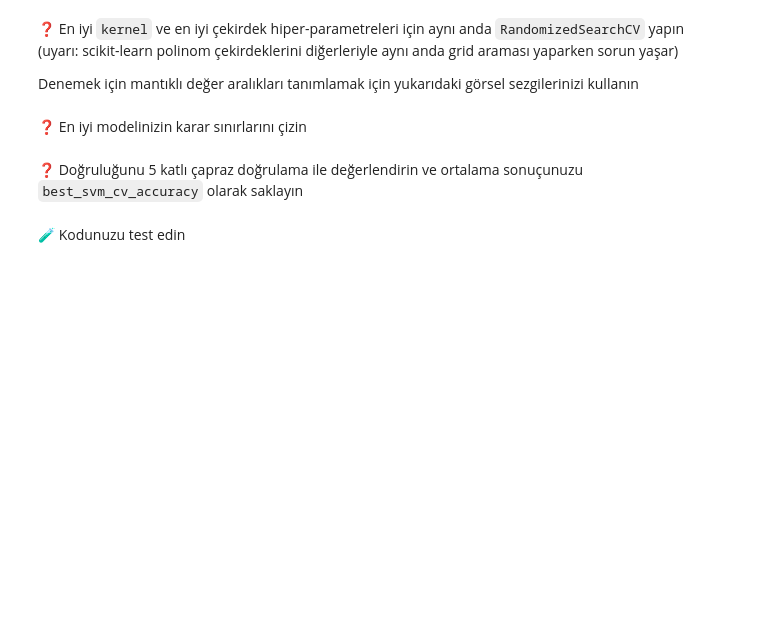
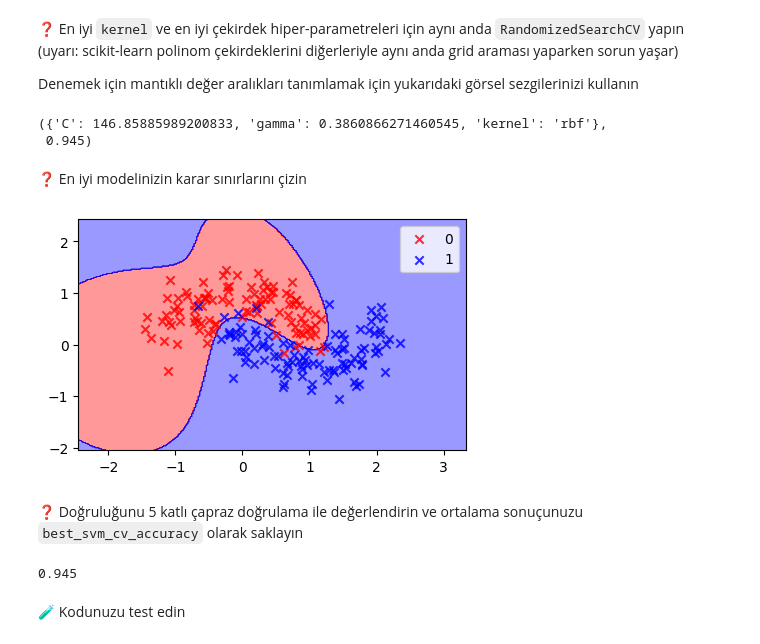
Before and after one commit to icedemirkaano/S16D5-S-data-svm, a Jupyter notebook: SVM.ipynb, the cells around one changed output. Drawn from its saved outputs; the diff is of its cells as text; code cells hidden in the pictures; blank space fills up the shorter version.

```diff
--- a/SVM.ipynb
+++ b/SVM.ipynb
@@ -438,2 +491,21 @@ Denemek için mantıklı değer aralıkları tanımlamak için yukarıdaki görs
+# %%
+from sklearn.model_selection import RandomizedSearchCV, cross_val_score
+from scipy.stats import loguniform
+
+param_dist = {
+    "kernel": ["rbf", "sigmoid", "linear"],
+    "C": loguniform(0.1, 1000),
+    "gamma": loguniform(0.01, 10),
+}
+
+svm_search = RandomizedSearchCV(SVC(), param_dist, n_iter=100, cv=5,
+                                n_jobs=-1, random_state=0)
+svm_search.fit(X, y)
+
+best_svm = svm_search.best_estimator_
+svm_search.best_params_, svm_search.best_score_
+# %% [output]
+({'C': 146.85885989200833, 'gamma': 0.3860866271460545, 'kernel': 'rbf'},
+ 0.945)
 # %% [markdown]
 ❓ En iyi modelinizin karar sınırlarını çizin
@@ -442,2 +512,6 @@ Denemek için mantıklı değer aralıkları tanımlamak için yukarıdaki görs
+# %%
+plot_decision_regions(X, y, classifier=best_svm)
+# %% [output]
+[figure, added]
 # %% [markdown]
 ❓ Doğruluğunu 5 katlı çapraz doğrulama ile değerlendirin ve ortalama sonuçunuzu `best_svm_cv_accuracy` olarak saklayın
@@ -446,3 +518,8 @@ Denemek için mantıklı değer aralıkları tanımlamak için yukarıdaki görs
+# %%
+best_svm_cv_accuracy = cross_val_score(best_svm, X, y, cv=5).mean()
+best_svm_cv_accuracy
+# %% [output]
+0.945
 # %% [markdown]
 🧪 Kodunuzu test edin
 # %%
```
Also changed, not shown: parts of 17 cells of this notebook, 1 other file.
